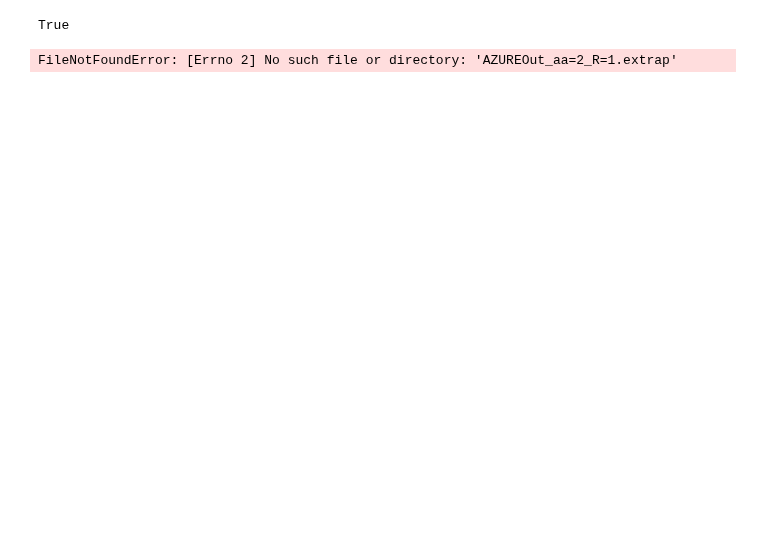
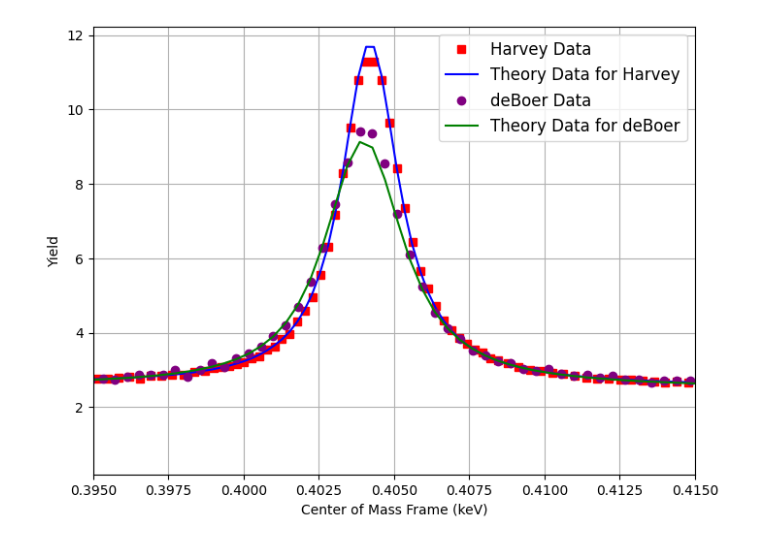
Before and after one commit to det-lab/14N_n_totalCrossSection_0.1_to_12_MeV, a Jupyter notebook: fig_13.ipynb, the cells around one changed output. Saved outputs shown, nothing was run; the diff lists cells and outputs as text; code cells hidden in the pictures; blank space fills up the shorter version.

Commit message:
update README, ipynb, and Elbe config file

```diff
--- a/fig_13.ipynb
+++ b/fig_13.ipynb
@@ -116,36 +32,0 @@ plt.show()
-# %%
-import os
-print(os.path.exists("ELBE-Data-Output"))
-# %% [output]
-True
-# %%
-#Fix the factor for above
-import pandas as pd
-import matplotlib.pyplot as plt
-
-# Define the file paths
-file1 = 'AZUREOut_aa=2_R=1.extrap'
-file2 = 'AZUREOut_aa=2_R=2.extrap'
-file3 = 'AZUREOut_aa=2_R=3.extrap'
-
-# Load each file with pandas and extract the necessary columns
-df1 = pd.read_csv(file1, delim_whitespace=True, header=None)
-df2 = pd.read_csv(file2, delim_whitespace=True, header=None)
-df3 = pd.read_csv(file3, delim_whitespace=True, header=None)
-
-# Extract the first column from the first file and the fourth column from all three files
-x = df1[0]  # First column from the first file
-y_sum = df1[3] + df2[3] + df3[3]  # Sum of the fourth columns from all three files
-
-# Plot
-plt.figure(figsize=(8, 6))
-plt.xlim([0.275,0.475])
-plt.plot(x, y_sum, marker='o', linestyle='-', color='b')
-plt.plot(x_data, y_data, marker='o', linestyle='-', color='green')
-plt.xlabel('First Column (from file 1)')
-plt.ylabel('Sum of Fourth Columns (from all files)')
-plt.title('Plot of First Column vs Sum of Fourth Columns')
-plt.grid(True)
-plt.show()
-# %% [output]
-FileNotFoundError: [Errno 2] No such file or directory: 'AZUREOut_aa=2_R=1.extrap'
@@ -151,0 +57,35 @@ FileNotFoundError: [Errno 2] No such file or directory: 'AZUREOut_aa=2_R=1.extra
+# %%
+# Extract the first column from the first file and the fourth column from all three files
+# The three different files are the three different channels
+# Really only the second channel contributes
+# This is for the Harvey files
+xharv_azure = harvey_df1[0]
+yharv_azure = harvey_df1[3] + harvey_df2[3] + harvey_df3[3]
+
+# Extract the first column from the first file and the fourth column from all three files
+# The three different files are the three different channels
+# Really only the second channel contributes
+# This is for the Elbe files
+xelbe_azure = elbe_df1[0]
+yelbe_azure = elbe_df1[3] + elbe_df2[3] + elbe_df3[3]
+
+# Pull in the Elbe data and convert from lab frame to COM and from MeV to keV
+elbe_data_energy = (elbe_data_df[0]*M_heavy/(M_light+M_heavy)/10**3)*1000 #Multiplied by 1000 to convert from MeV to keV
+elbe_data_yield = elbe_data_df[2]
+
+# Plot
+plt.figure(figsize=(8, 6))
+plt.xlim([0.395,0.415])
+
+plt.plot(harvey_data_energy, harvey_data_yield, marker='s', linestyle='', label='Harvey Data', color='red') #Harvey data
+plt.plot(xharv_azure, yharv_azure, linestyle='-', label='Theory Data for Harvey', color='b') #Theory Harvey
+plt.plot(elbe_data_energy, elbe_data_yield, marker='o', linestyle='', label='deBoer Data', color='purple') #deBoer data
+plt.plot(xelbe_azure, yelbe_azure, linestyle='-', label='Theory Data for deBoer', color='g') #Theory deBoer
+
+plt.xlabel('Center of Mass Frame (keV)')
+plt.ylabel('Yield')
+plt.legend(loc='upper right', fontsize='large')
+plt.grid(True)
+plt.show()
+# %% [output]
+[figure, added]
```
Also changed, not shown: parts of 4 cells of this notebook, 2 other files.
